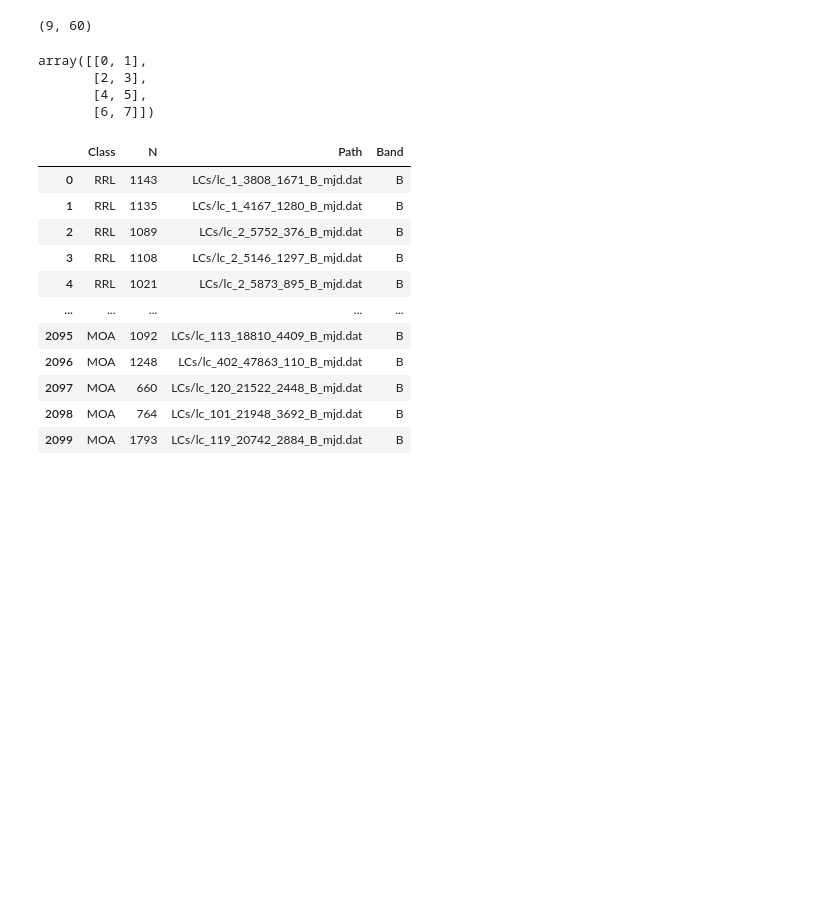
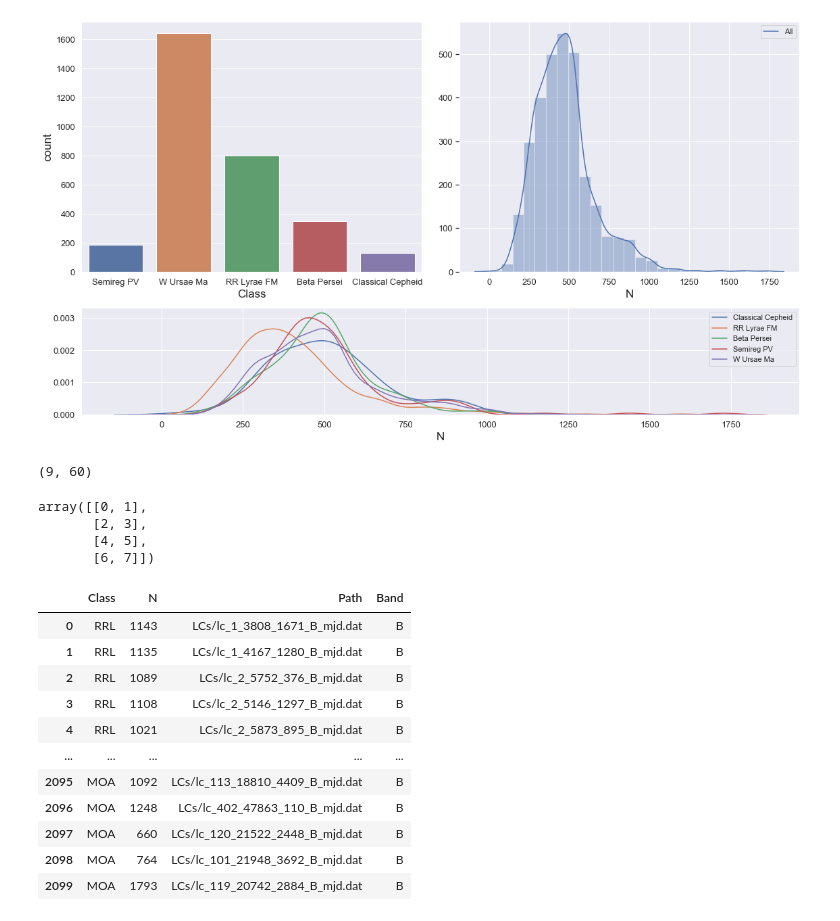
Before and after one commit to JerryLiuMY/transformer_astro, a Jupyter notebook: data.ipynb, the cells around one changed output. Drawn from its saved outputs; the diff is of its cells as text; code cells hidden in the pictures; blank space fills up the shorter version.

```diff
--- a/data.ipynb
+++ b/data.ipynb
@@ -11,5 +18,5 @@ plt.rcParams['axes.titlesize'] = 17
 plt.rc('xtick',labelsize=13)
 plt.rc('ytick',labelsize=13)
 # %%
-asas_catalog = pd.read_csv(os.path.join(DATA_FOLDER, 'ASAS', 'ASAS_dataset.dat'), index_col=0)
-macho_catalog = pd.read_csv(os.path.join(DATA_FOLDER, 'MACHO_dataset.dat'), index_col=0)
+catalog = pd.read_csv(os.path.join(DATA_FOLDER, 'ASAS', 'catalog.csv'), index_col=0)
+# macho_catalog = pd.read_csv(os.path.join(DATA_FOLDER, 'MACHO_dataset.dat'), index_col=0)
@@ -55,3 +23,23 @@ periodic = {'RRL': 'RR Lyreas',
+# %%
+import matplotlib.pyplot as plt
+import matplotlib.gridspec as gridspec
+fig = plt.figure(figsize=(16, 9))
+gs = gridspec.GridSpec(3, 2)
+ax1 = plt.subplot(gs[0:2, 0])
+ax2 = plt.subplot(gs[0:2, 1])
+ax3 = plt.subplot(gs[2, :])
+
+sns.countplot(catalog['Class'], ax=ax1)
+sns.distplot(catalog['N'], bins =25, hist=True, kde=False, ax=ax2)
+ax2_ = ax2.twinx(); ax2_.set_yticks([])
+sns.distplot(catalog['N'], hist=False, ax=ax2_, label='All')
+for _ in list(set(catalog['Class'])):
+    sns.distplot(catalog[catalog['Class'] == _]['N'], bins =25, hist=False, kde=True, ax=ax3, label=_)
+plt.tight_layout()
+
+fig.savefig(os.path.join('/Users/mingyu/Desktop/data_exp.png'))
+# %% [output]
+[figure, added]
 # %%
 from keras.datasets import imdb
 # %%
```
Also changed, not shown: parts of 29 cells of this notebook, 5 other files.
